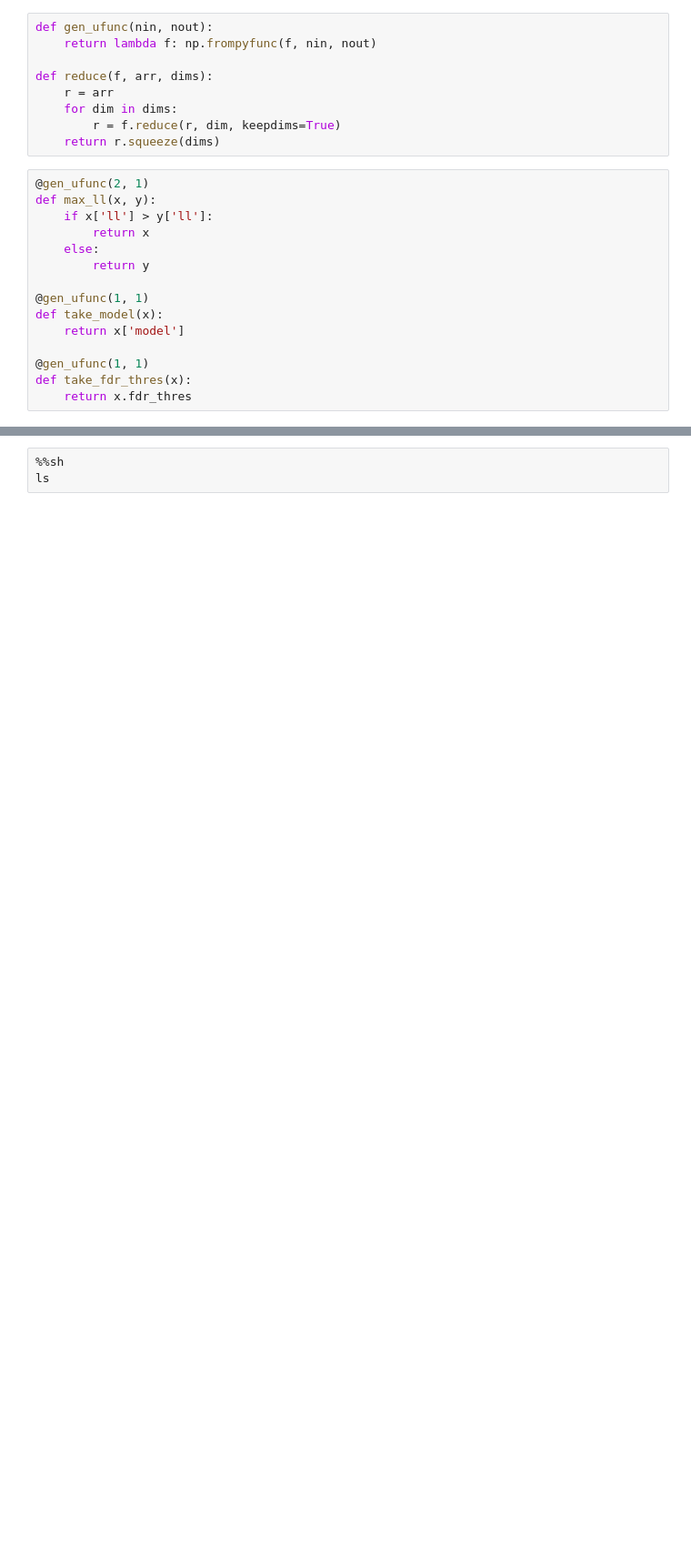
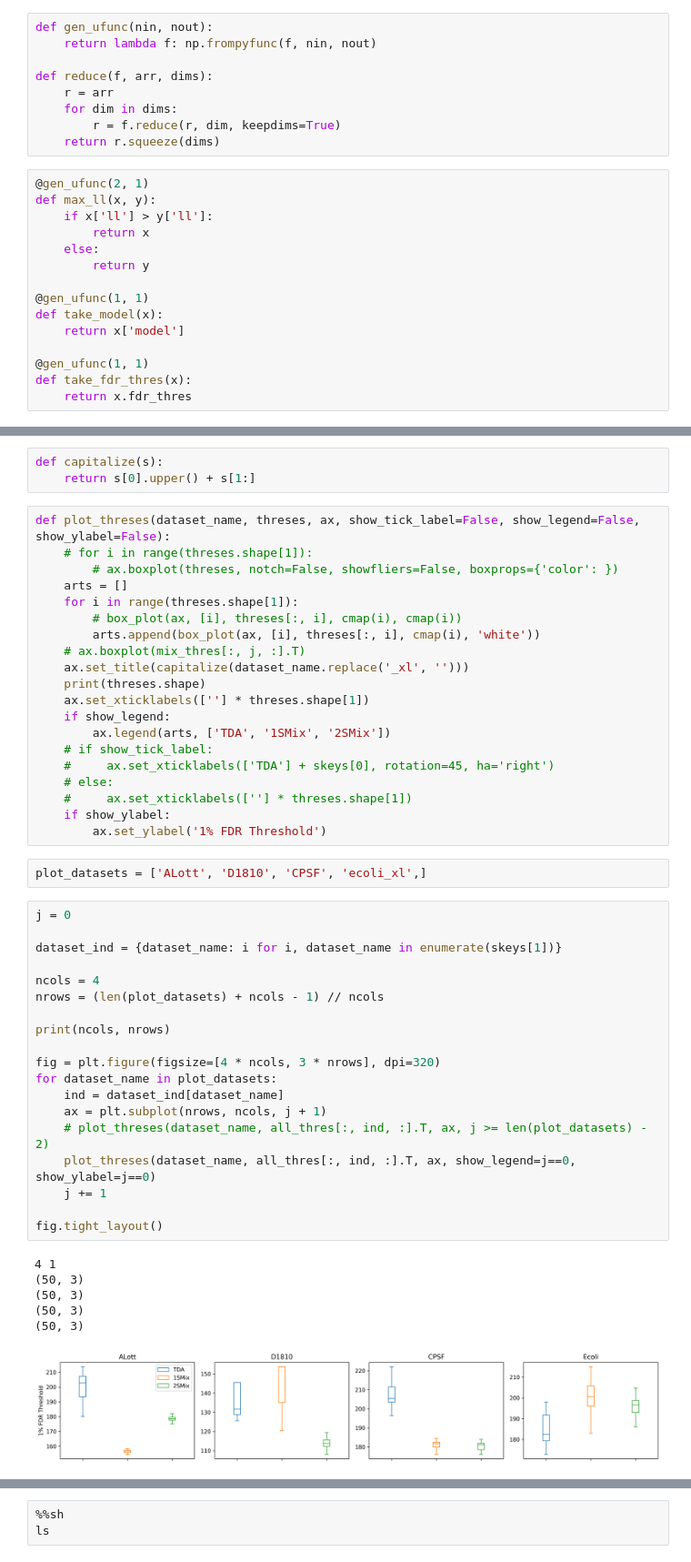
Before and after one commit to shawn-peng/xlms, a Jupyter notebook: python/plot_bootstrap.ipynb, the cells around one changed output, grey strips where cells are left out. Shown at 91% size. Cells and saved outputs as stored; diff of their text form; blank space fills up the shorter version.

```diff
--- a/python/plot_bootstrap.ipynb
+++ b/python/plot_bootstrap.ipynb
@@ -197,0 +501,51 @@ for j in range(10):
+# %%
+def capitalize(s):
+    return s[0].upper() + s[1:]
+# %%
+def plot_threses(dataset_name, threses, ax, show_tick_label=False, show_legend=False, show_ylabel=False):
+    # for i in range(threses.shape[1]):
+        # ax.boxplot(threses, notch=False, showfliers=False, boxprops={'color': })
+    arts = []
+    for i in range(threses.shape[1]):
+        # box_plot(ax, [i], threses[:, i], cmap(i), cmap(i))
+        arts.append(box_plot(ax, [i], threses[:, i], cmap(i), 'white'))
+    # ax.boxplot(mix_thres[:, j, :].T)
+    ax.set_title(capitalize(dataset_name.replace('_xl', '')))
+    print(threses.shape)
+    ax.set_xticklabels([''] * threses.shape[1])
+    if show_legend:
+        ax.legend(arts, ['TDA', '1SMix', '2SMix'])
+    # if show_tick_label:
+    #     ax.set_xticklabels(['TDA'] + skeys[0], rotation=45, ha='right')
+    # else:
+    #     ax.set_xticklabels([''] * threses.shape[1])
+    if show_ylabel:
+        ax.set_ylabel('1% FDR Threshold')
+# %%
+plot_datasets = ['ALott', 'D1810', 'CPSF', 'ecoli_xl',]
+# %%
+j = 0
+
+dataset_ind = {dataset_name: i for i, dataset_name in enumerate(skeys[1])}
+
+ncols = 4
+nrows = (len(plot_datasets) + ncols - 1) // ncols
+
+print(ncols, nrows)
+
+fig = plt.figure(figsize=[4 * ncols, 3 * nrows], dpi=320)
+for dataset_name in plot_datasets:
+    ind = dataset_ind[dataset_name]
+    ax = plt.subplot(nrows, ncols, j + 1)
+    # plot_threses(dataset_name, all_thres[:, ind, :].T, ax, j >= len(plot_datasets) - 2)
+    plot_threses(dataset_name, all_thres[:, ind, :].T, ax, show_legend=j==0, show_ylabel=j==0)
+    j += 1
+
+fig.tight_layout()
+# %% [output]
+4 1
+(50, 3)
+(50, 3)
+(50, 3)
+(50, 3)
+[figure, added]
```
Also changed, not shown: parts of 59 cells of this notebook, 23 other files.
